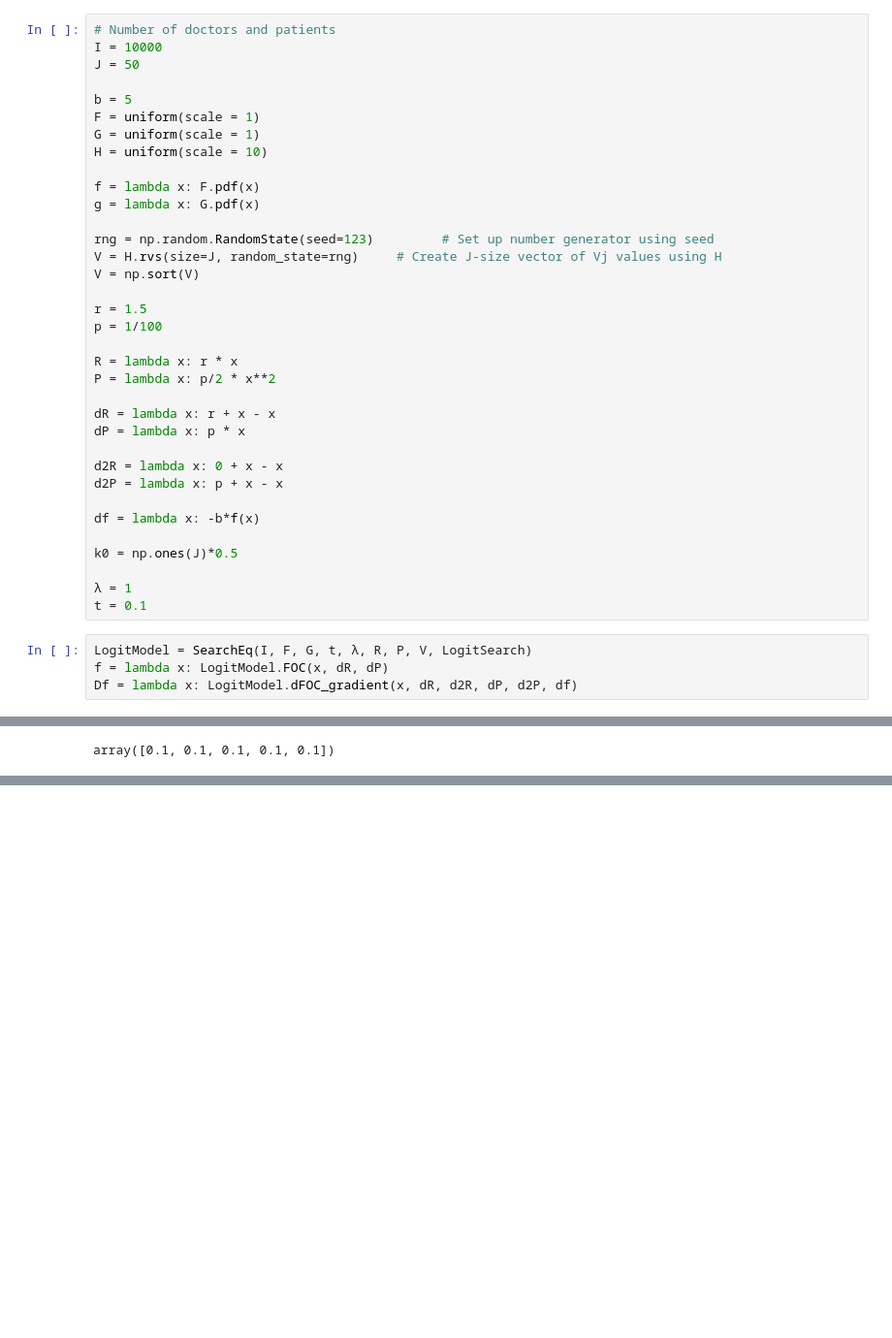
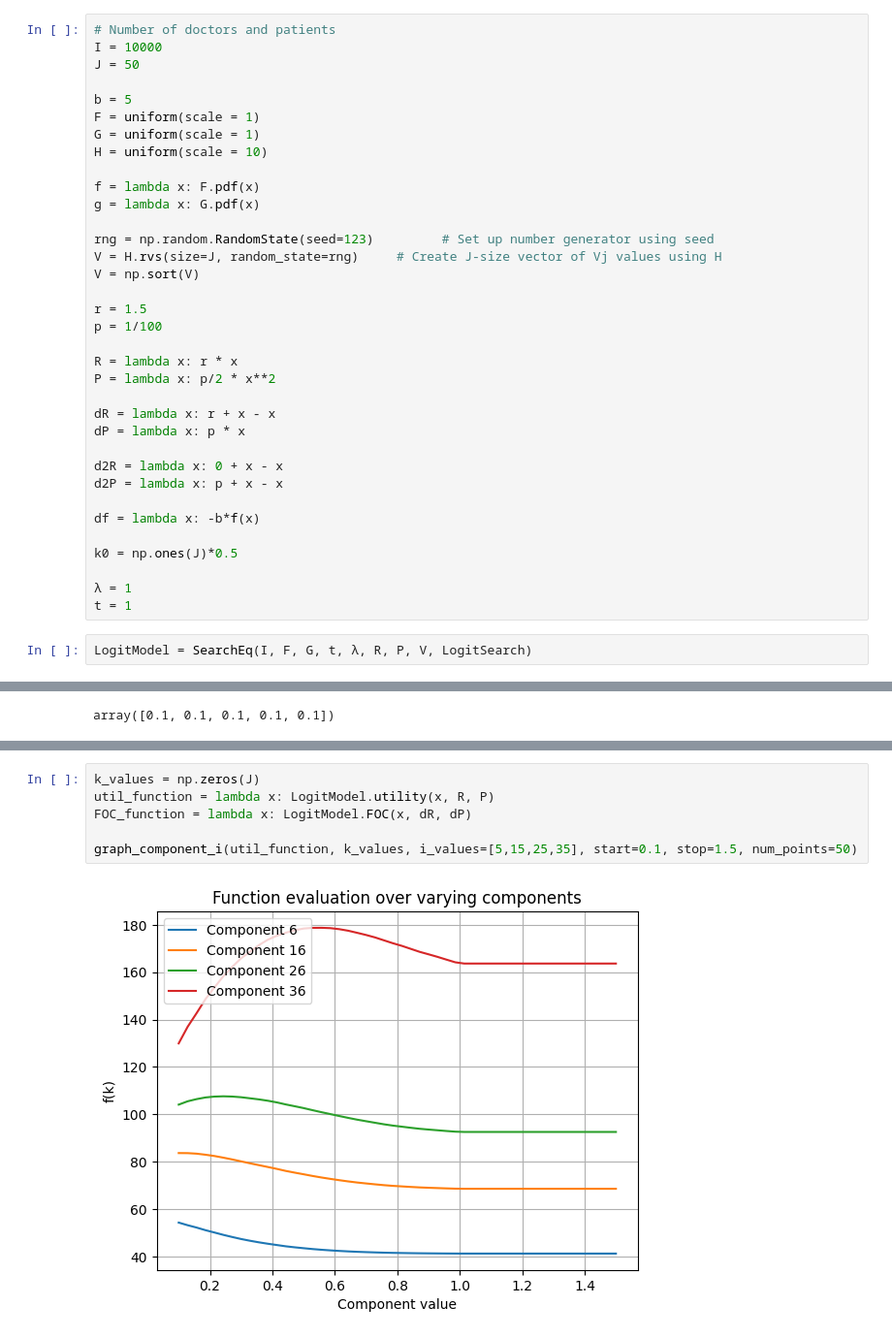
Before and after one commit to LeonTagle/Thesis-Models, a Jupyter notebook: Models.ipynb, the cells around one changed output, grey strips where cells are left out. Shown at 97% size. Saved outputs shown, nothing was run; the diff lists cells and outputs as text; blank space fills up the shorter version.

Commit message:
Final push and deprecation of first 'Models' file, creation of new one

```diff
--- a/Models.ipynb
+++ b/Models.ipynb
@@ -826,11 +826,9 @@ df = lambda x: -b*f(x)
 k0 = np.ones(J)*0.5
 
 λ = 1
-t = 0.1
+t = 1
 # %%
 LogitModel = SearchEq(I, F, G, t, λ, R, P, V, LogitSearch)
-f = lambda x: LogitModel.FOC(x, dR, dP)
-Df = lambda x: LogitModel.dFOC_gradient(x, dR, d2R, dP, d2P, df)
 # %%
 k_guess = np.zeros(J)
 k, error, Dk, beta = NAG(Df, f, k_guess, tol=1e-7, max_iter=1, alpha = 0.1, beta = 0.9)
@@ -959,0 +1003,8 @@ def S_Modified(k0,gamma,V,t,λ):
+# %%
+k_values = np.zeros(J)
+util_function = lambda x: LogitModel.utility(x, R, P)
+FOC_function = lambda x: LogitModel.FOC(x, dR, dP)
+
+graph_component_i(util_function, k_values, i_values=[5,15,25,35], start=0.1, stop=1.5, num_points=50)
+# %% [output]
+[figure, added]
```
Also changed, not shown: parts of 23 cells of this notebook.
